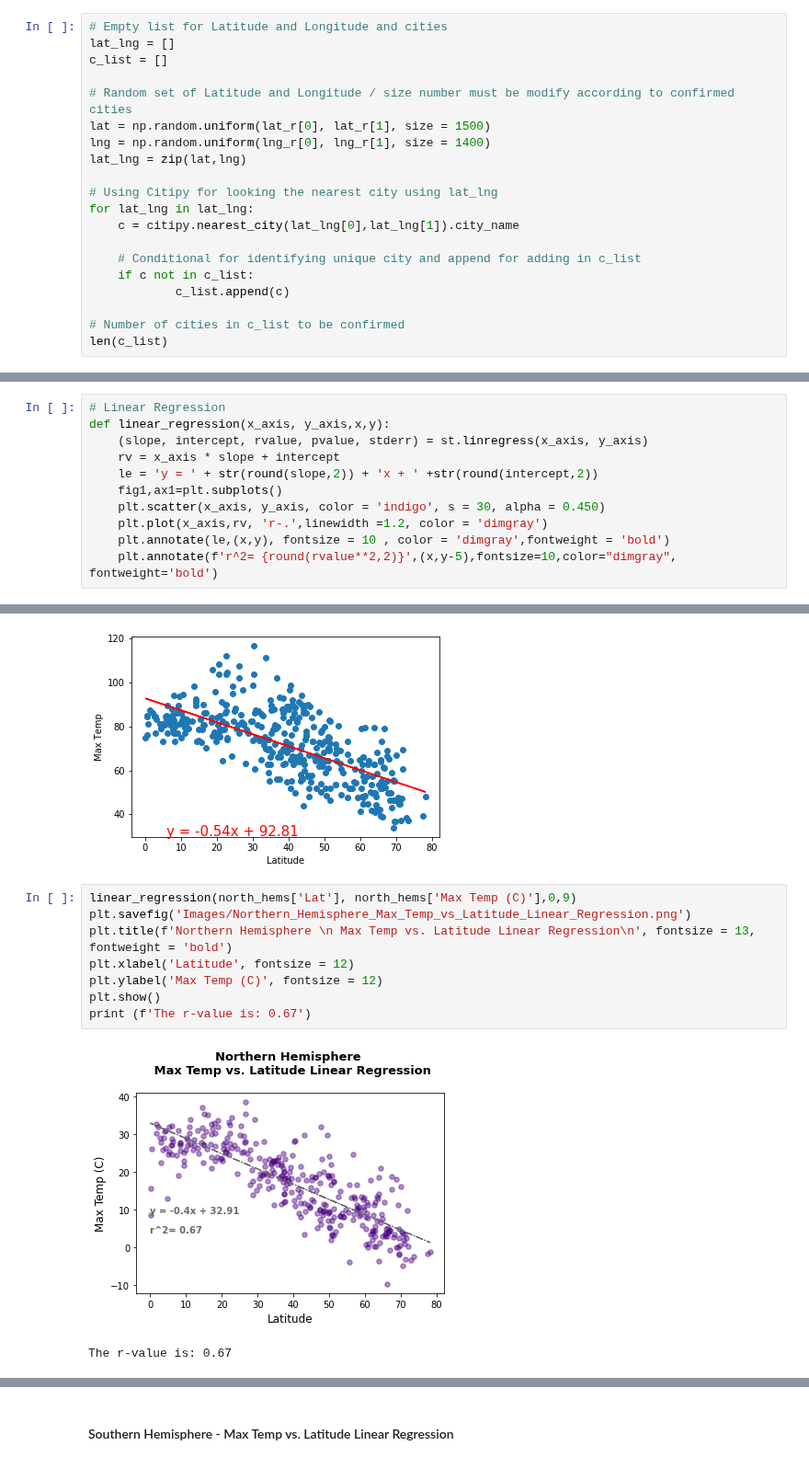
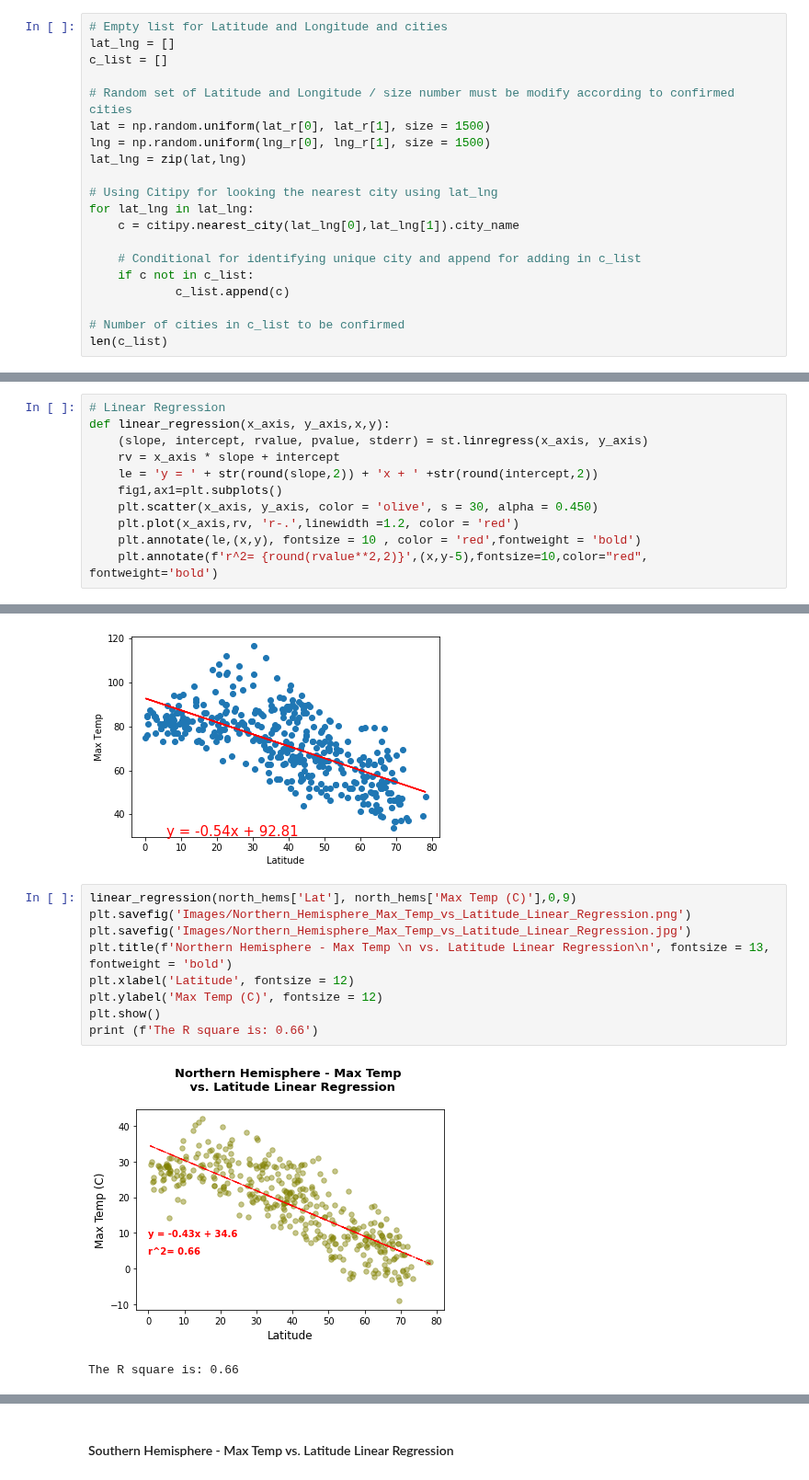
Before and after one commit to Karla-Flores/Python-API, a Jupyter notebook: starter_code/WheaterPy/WeatherPy.ipynb, the cells around one changed output, grey strips where cells are left out. Shown at 92% size. Cells and saved outputs as stored; diff of their text form.

```diff
--- a/starter_code/WheaterPy/WeatherPy.ipynb
+++ b/starter_code/WheaterPy/WeatherPy.ipynb
@@ -40,7 +40,7 @@ c_list = []
 
 # Random set of Latitude and Longitude / size number must be modify according to confirmed cities
 lat = np.random.uniform(lat_r[0], lat_r[1], size = 1500)
-lng = np.random.uniform(lng_r[0], lng_r[1], size = 1400)
+lng = np.random.uniform(lng_r[0], lng_r[1], size = 1500)
 lat_lng = zip(lat,lng)
 
 # Using Citipy for looking the nearest city using lat_lng
@@ -381,10 +385,10 @@ def linear_regression(x_axis, y_axis,x,y):
     rv = x_axis * slope + intercept
     le = 'y = ' + str(round(slope,2)) + 'x + ' +str(round(intercept,2))
     fig1,ax1=plt.subplots()
-    plt.scatter(x_axis, y_axis, color = 'indigo', s = 30, alpha = 0.450)
-    plt.plot(x_axis,rv, 'r-.',linewidth =1.2, color = 'dimgray')
-    plt.annotate(le,(x,y), fontsize = 10 , color = 'dimgray',fontweight = 'bold')
-    plt.annotate(f'r^2= {round(rvalue**2,2)}',(x,y-5),fontsize=10,color="dimgray", fontweight='bold')
+    plt.scatter(x_axis, y_axis, color = 'olive', s = 30, alpha = 0.450)
+    plt.plot(x_axis,rv, 'r-.',linewidth =1.2, color = 'red')
+    plt.annotate(le,(x,y), fontsize = 10 , color = 'red',fontweight = 'bold')
+    plt.annotate(f'r^2= {round(rvalue**2,2)}',(x,y-5),fontsize=10,color="red", fontweight='bold')
 # %%
 # Selectin Northern Hemisphere
 north_hems = clean_city_df.loc[clean_city_df['Lat']>0,:]
@@ -430,12 +434,13 @@ The r-value is: 0.46937863826630627
 # %%
 linear_regression(north_hems['Lat'], north_hems['Max Temp (C)'],0,9)
 plt.savefig('Images/Northern_Hemisphere_Max_Temp_vs_Latitude_Linear_Regression.png')
-plt.title(f'Northern Hemisphere \n Max Temp vs. Latitude Linear Regression\n', fontsize = 13, fontweight = 'bold')
+plt.savefig('Images/Northern_Hemisphere_Max_Temp_vs_Latitude_Linear_Regression.jpg')
+plt.title(f'Northern Hemisphere - Max Temp \n vs. Latitude Linear Regression\n', fontsize = 13, fontweight = 'bold')
 plt.xlabel('Latitude', fontsize = 12)
 plt.ylabel('Max Temp (C)', fontsize = 12)
 plt.show()
-print (f'The r-value is: 0.67')
+print (f'The R square is: 0.66')
 # %% [output]
-[figure, old version]
+[figure, new version]
-The r-value is: 0.67
+The R square is: 0.66
 # %%
```
Also changed, not shown: parts of 22 cells of this notebook, 28 other files.
